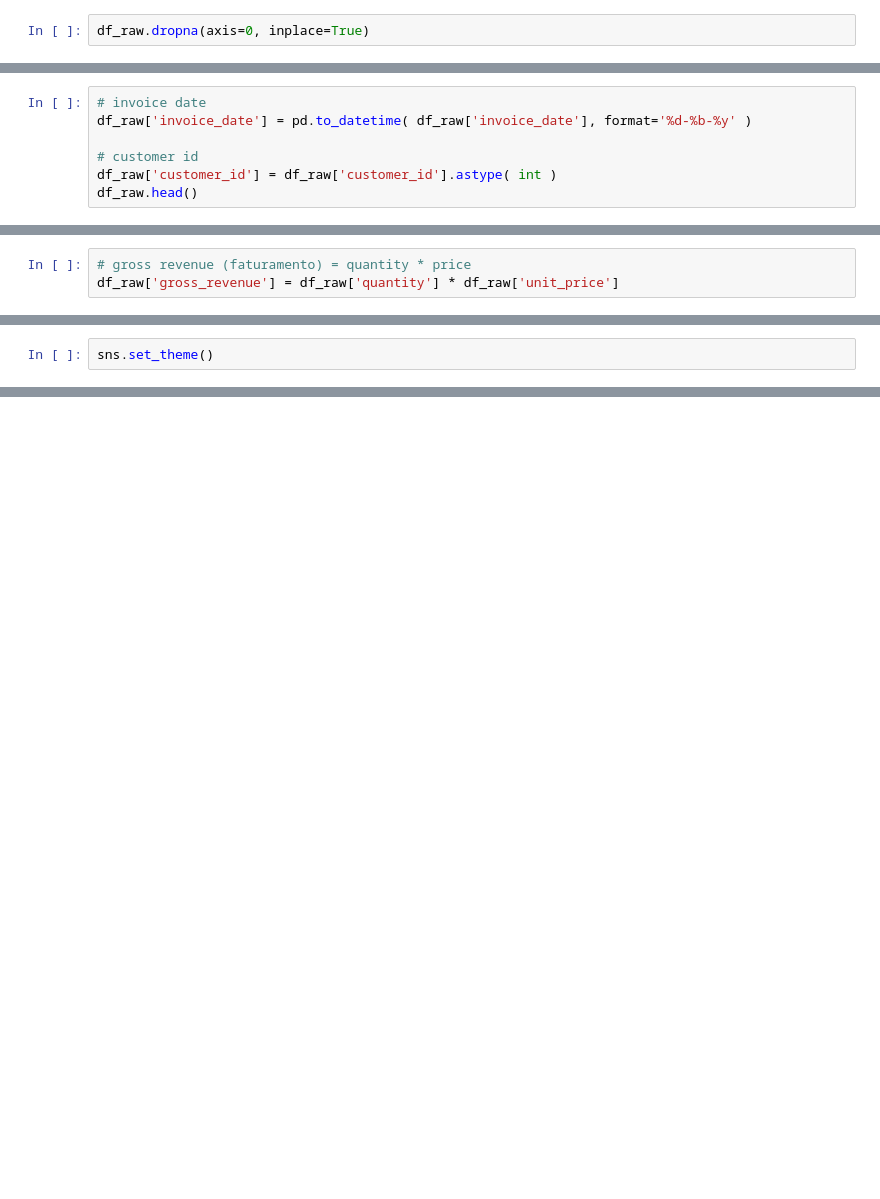
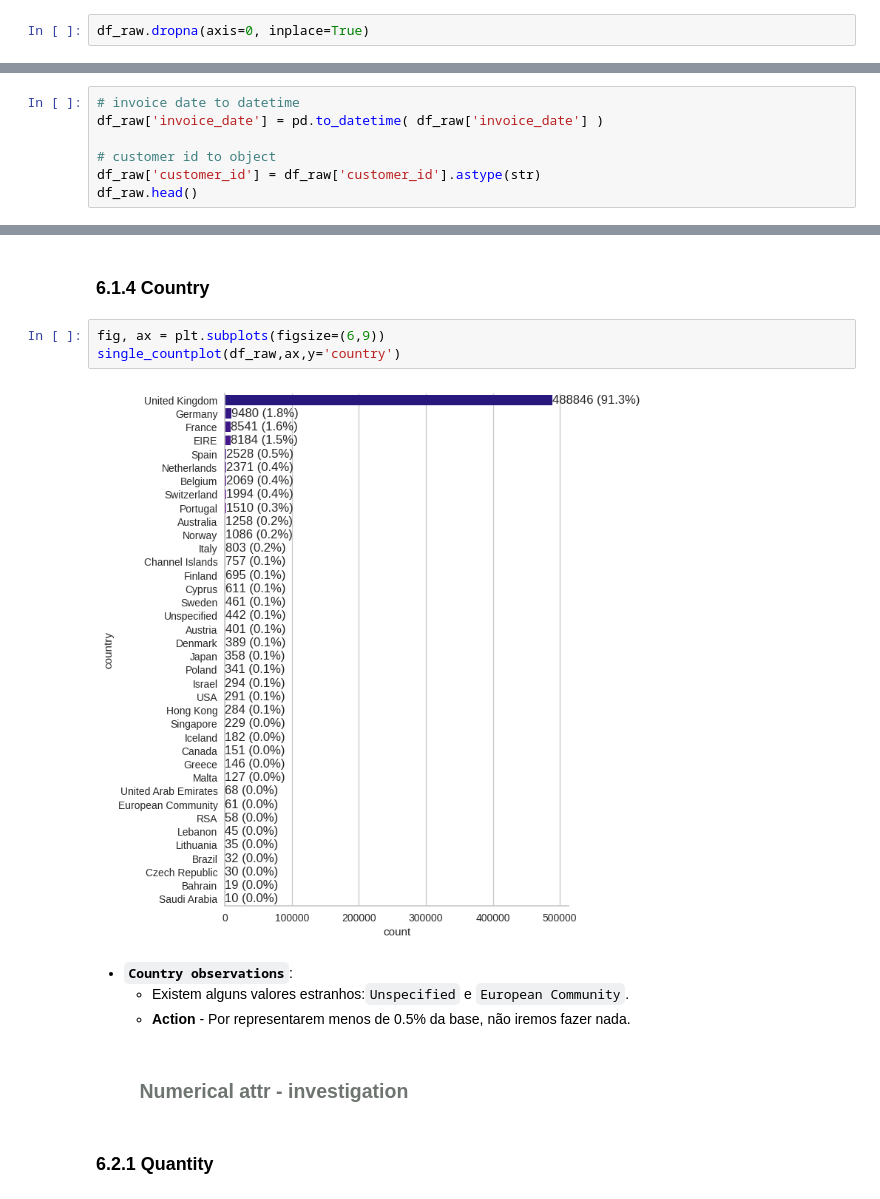
Before and after one commit to math3usvalenca/high-value-customer-identification, a Jupyter notebook: high_value_customer_identification.ipynb, the cells around one changed output, grey strips where cells are left out. Drawn from its saved outputs; the diff is of its cells as text; blank space fills up the shorter version.

```diff
--- a/high_value_customer_identification.ipynb
+++ b/high_value_customer_identification.ipynb
@@ -37,7 +207,0 @@ df_raw.shape
-# %%
-# invoice date
-df_raw['invoice_date'] = pd.to_datetime( df_raw['invoice_date'], format='%d-%b-%y' )
-
-# customer id
-df_raw['customer_id'] = df_raw['customer_id'].astype( int )
-df_raw.head()
@@ -50,3 +207,0 @@ df_ref.head()
-# %%
-# gross revenue (faturamento) = quantity * price
-df_raw['gross_revenue'] = df_raw['quantity'] * df_raw['unit_price']
@@ -105,2 +207,0 @@ Elbow method
-# %%
-sns.set_theme()
@@ -204,0 +210,7 @@ df_cluster
+# %%
+# invoice date to datetime
+df_raw['invoice_date'] = pd.to_datetime( df_raw['invoice_date'] )
+
+# customer id to object
+df_raw['customer_id'] = df_raw['customer_id'].astype(str)
+df_raw.head()
@@ -204,0 +282,15 @@ df_cluster
+# %% [markdown]
+### 6.1.4 Country
+# %%
+fig, ax = plt.subplots(figsize=(6,9))
+single_countplot(df_raw,ax,y='country')
+# %% [output]
+[figure, added]
+# %% [markdown]
+- __`Country observations`__:
+    - Existem alguns valores estranhos:`Unspecified` e `European Community`.
+    - **Action** - Por representarem menos de 0.5% da base, não iremos fazer nada.
+# %% [markdown]
+## <b><span style='color:white;font-size:90%'>6.2 | </span><span style='color:#6e7570;font-size:90%'>Numerical attr - investigation</span></b>
+# %% [markdown]
+### 6.2.1 Quantity
```
Also changed, not shown: parts of 251 cells of this notebook, 2 other files.
